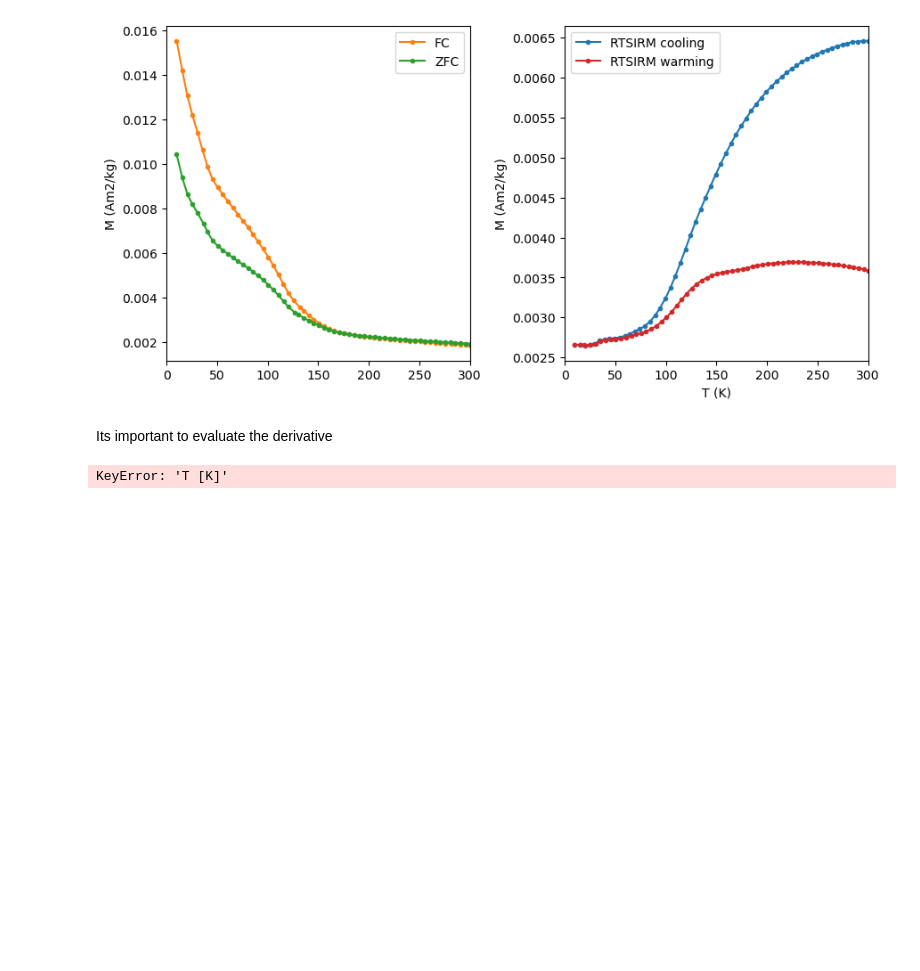
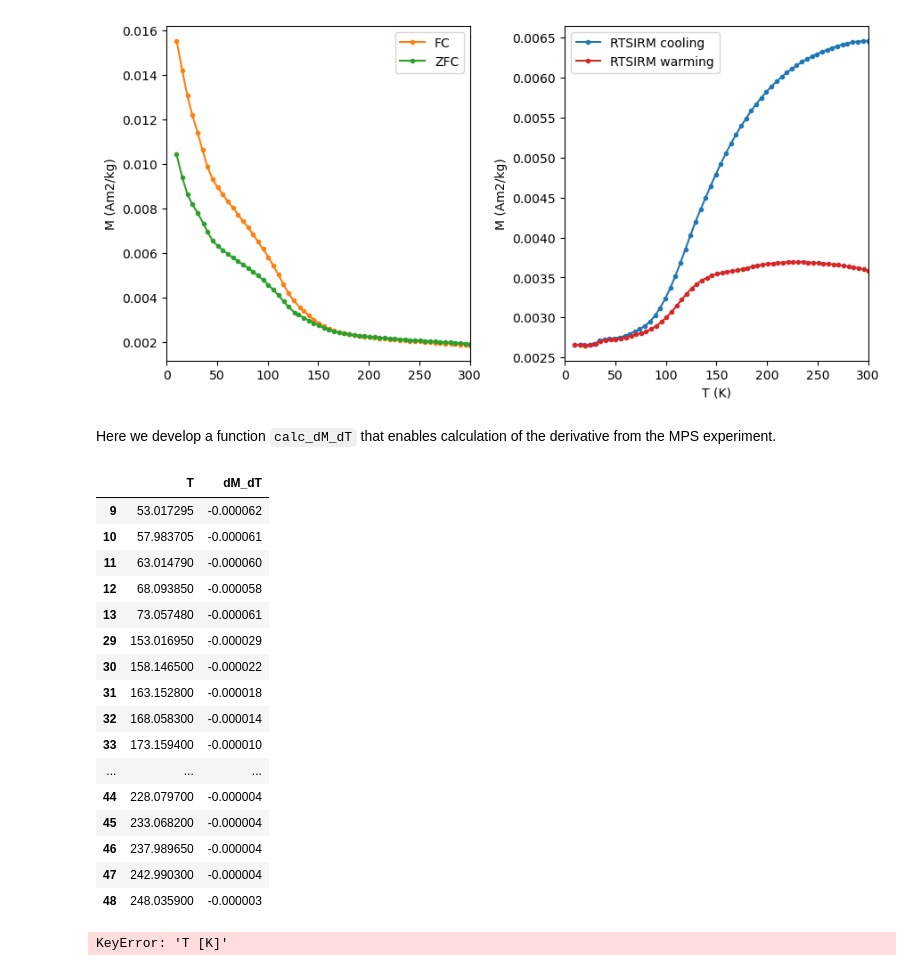
Before and after one commit to pranavdo/Earth_science_notebooks, a Jupyter notebook: rockmag/rockmag_mpms.ipynb, the cells around one changed output. Cells and saved outputs as stored; diff of their text form; code cells hidden in the pictures; blank space fills up the shorter version.

Commit message:
develop calc_dM_dT() function and make progress on mpms_background_fit()

```diff
--- a/rockmag/rockmag_mpms.ipynb
+++ b/rockmag/rockmag_mpms.ipynb
@@ -71,5 +75,5 @@ plot_mpms_dc('./MPMS_data/NED2_8c_MPMS.csv')
 # %% [output]
 [figure]
 [figure]
-# %% [markdown]
-Its important to evaluate the derivative
+# %% [markdown]
+Here we develop a function `calc_dM_dT` that enables calculation of the derivative from the MPS experiment.
@@ -76 +112,41 @@ Its important to evaluate the derivative
+# %%
+NED2_8c_MPMS_FC = NED2_8c_MPMS[NED2_8c_MPMS.experiment == 'FC']
+
+temps = NED2_8c_MPMS_FC['T [K]']
+mags = NED2_8c_MPMS_FC['M [Am2/kg]']
+
+t_range_background_min = 50
+t_range_background_max = 250
+excluded_t_min=75
+excluded_t_max = 150
+poly_deg = 3
+
+temps_dM_dT, dM_dT = calc_dM_dT(temps,mags)
+
+dM_dT_df = pd.DataFrame({'T':temps_dM_dT,'dM_dT':dM_dT})
+dM_dT_df_background = dM_dT_df[(dM_dT_df['T'] > t_range_background_min)
+                             & (dM_dT_df['T'] < t_range_background_max)]
+dM_dT_df_low = dM_dT_df_background[(dM_dT_df_background['T'] < excluded_t_min)]
+dM_dT_df_high = dM_dT_df_background[(dM_dT_df_background['T'] > excluded_t_max)]
+dM_dT_df_filtered = pd.concat([dM_dT_df_low,dM_dT_df_high])
+
+background = np.polyfit(dM_dT_df_filtered['T'],dM_dT_df_filtered['dM_dT'],poly_deg)
+# %% [output]
+|  | T | dM_dT |
+| 9 | 53.017295 | -0.000062 |
+| 10 | 57.983705 | -0.000061 |
+| 11 | 63.014790 | -0.000060 |
+| 12 | 68.093850 | -0.000058 |
+| 13 | 73.057480 | -0.000061 |
+| 29 | 153.016950 | -0.000029 |
+| 30 | 158.146500 | -0.000022 |
+| 31 | 163.152800 | -0.000018 |
+| 32 | 168.058300 | -0.000014 |
+| 33 | 173.159400 | -0.000010 |
+| ... | ... | ... |
+| 44 | 228.079700 | -0.000004 |
+| 45 | 233.068200 | -0.000004 |
+| 46 | 237.989650 | -0.000004 |
+| 47 | 242.990300 | -0.000004 |
+| 48 | 248.035900 | -0.000003 |
 # %%
```
Also changed, not shown: parts of 5 cells of this notebook.
